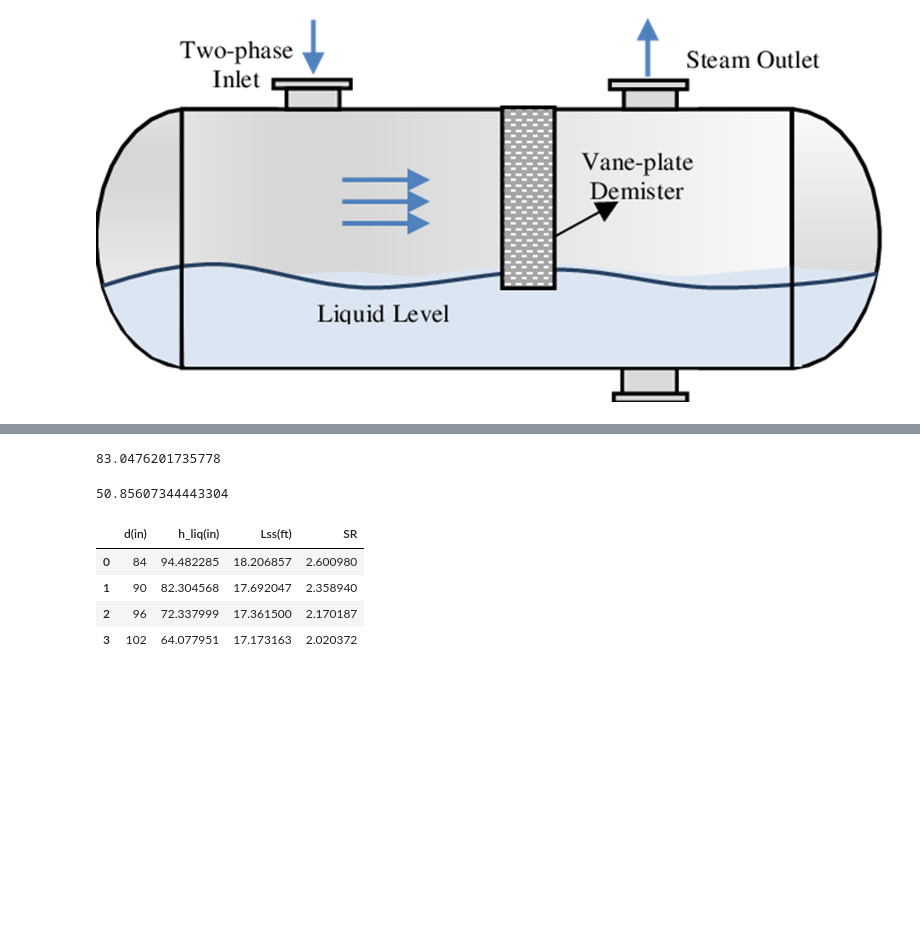
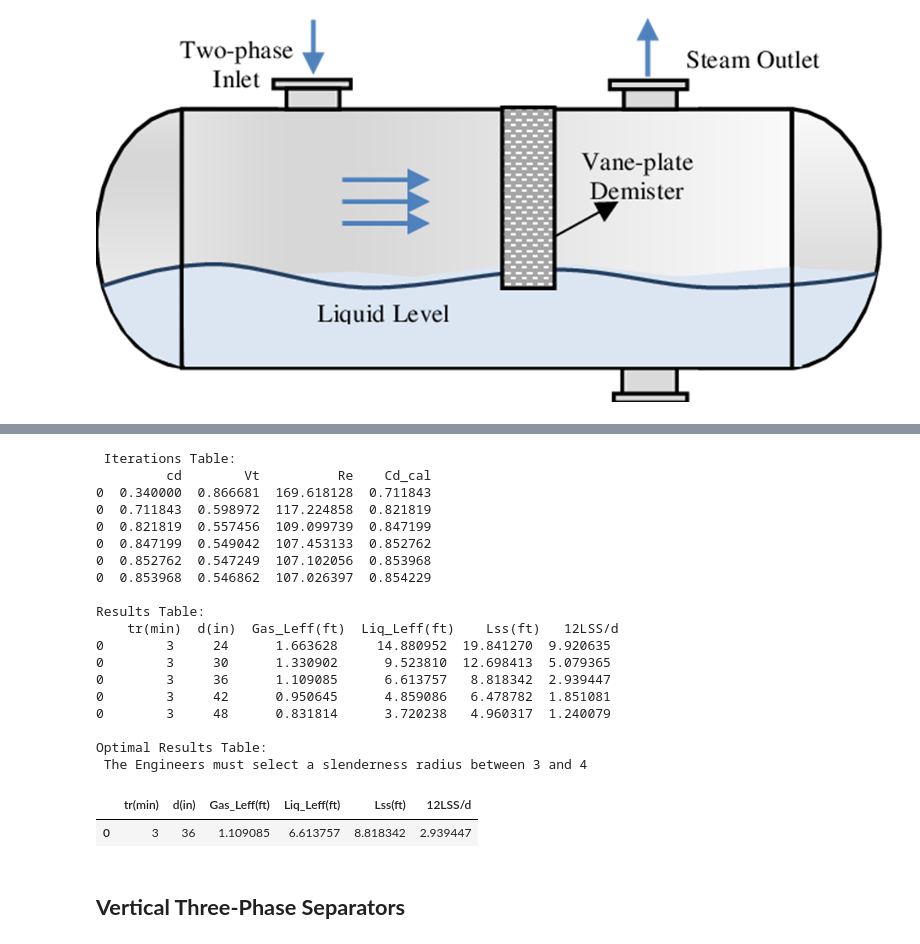
Before and after one commit to FreddyEcu-Ch/Oil-and-Gas-Resources, a Jupyter notebook: Oil & Gas Separators.ipynb, the cells around one changed output, grey strips where cells are left out. Saved outputs shown, nothing was run; the diff lists cells and outputs as text; code cells hidden in the pictures; blank space fills up the shorter version.

```diff
--- a/Oil & Gas Separators.ipynb
+++ b/Oil & Gas Separators.ipynb
@@ -61,2 +66,11 @@ def separator_bif_vertical(qg, ql, Api, sg_gas, P, T, z, dm, u):
 # %%
-separator_bif_vertical(10, 2000, 40, 0.6, 1000, 60, 0.84, 140, 0.013)
+# Data
+qg = 10 #MMscfd
+qo = 2000 #bpd
+Api = 40
+sg_gas = 0.6
+P = 1000 #psia
+T = 60 #F
+Z = 0.84
+dm = 140 #um
+ug = 0.013 #cp
@@ -87,6 +103,7 @@ Optimal Results Table:
 # %% [markdown]
 ![sep_ho_bif.png](attachment:9389d6e4-9189-4a0b-b51a-776aa167900e.png)
 # %%
+# Function to size a two-phase horizontal separator
 def separator_bif_horizontal(qg, ql, Api, sg_gas, P, T, z, dm, u, tr):
     pho_l = 62.4 * (141.5 / (131.5 + Api))
     pho_g = 2.7 * sg_gas * P / (z * (T + 460))
@@ -101,11 +118,12 @@ def separator_bif_horizontal(qg, ql, Api, sg_gas, P, T, z, dm, u, tr):
         df = pd.concat([df, df1])
         cd = cd_cal
         row = np.array(df.iloc[-1, :])
-        if isclose(row[0], row[-1], abs_tol=0.0001) is True:
+        if isclose(row[0], row[-1], abs_tol=0.001) is True:
             break
     print(f" Iterations Table: \n{df}")
     cd = df.iloc[-1, -1]
-    dLeff = 420 * (((T + 460) * z * qg) / P) * ((pho_g / (pho_l - pho_g)) * (cd / dm))**0.5
+    dLeff = 420 * (((T + 460) * z * qg) / P) *\
+    ((pho_g / (pho_l - pho_g)) * (cd / dm))**0.5
     tr = [tr]
     dia = [24, 30, 36, 42, 48]
     tabla = pd.DataFrame()
@@ -116,10 +134,12 @@ def separator_bif_horizontal(qg, ql, Api, sg_gas, P, T, z, dm, u, tr):
             tabla = pd.concat([tabla, tabla1])
     tabla['Gas_Leff(ft)'] = dLeff / tabla['d(in)']
     tabla['Liq_Leff(ft)'] = (tabla['tr(min)'] * 2000) / (tabla['d(in)']**2 * 0.7)
-    tabla['Lss(ft)'] = np.where(tabla['Gas_Leff(ft)'] > tabla['Liq_Leff(ft)'], tabla['Gas_Leff(ft)'] + (tabla['d(in)'] / 12), (4 / 3) * tabla['Liq_Leff(ft)'])
+    tabla['Lss(ft)'] = np.where(tabla['Gas_Leff(ft)'] > tabla['Liq_Leff(ft)'],\
+                                tabla['Gas_Leff(ft)'] + (tabla['d(in)'] / 12),\
+                                (4 / 3) * tabla['Liq_Leff(ft)'])
     tabla['12LSS/d'] = (12 * tabla['Lss(ft)']) / tabla['d(in)']
     print(f"\nResults Table: \n {tabla}")
-    print("\nOptimal Results Table: \n Here the Engineers must select a slenderness radius between 3 and 4")
+    print("\nOptimal Results Table: \n The Engineers must select a slenderness radius between 3 and 4")
     # Slice the results table, considering conditions to get the best dimension of the separator
     tabla_res = tabla.loc[(tabla['12LSS/d'] > 2.9) & (tabla['12LSS/d'] < 4)]
     return tabla_res
@@ -128,2 +150,12 @@ def separator_bif_horizontal(qg, ql, Api, sg_gas, P, T, z, dm, u, tr):
 # %%
-separator_bif_horizontal(10, 2000, 40, 0.6, 1000, 60, 0.84, 140, 0.013, 3)
+# Data
+qg = 10 #MMscfd
+qo = 2000 #bpd
+Api = 40
+sg_gas = 0.6
+P = 1000 #psia
+T = 60 #F
+Z = 0.84
+dm = 140 #um
+ug = 0.013 #cp
+tr = 3 #min
@@ -167,10 +161,0 @@ d_min
-# %%
-d_min_oil = sqrt(6690 * ((5000 * 10)) / ((500)**2 * (0.194)))
-d_min_oil
-# %% [output]
-83.0476201735778
-# %%
-d_min_water = sqrt(6690 * ((3000 * 1)) / ((200)**2 * (0.194)))
-d_min_water
-# %% [output]
-50.85607344443304
@@ -184,8 +162,26 @@ df['SR'] = (12 * df['Lss(ft)']) / df['d(in)']
-# %%
-df
-# %% [output]
-|  | d(in) | h_liq(in) | Lss(ft) | SR |
-| 0 | 84 | 94.482285 | 18.206857 | 2.600980 |
-| 1 | 90 | 82.304568 | 17.692047 | 2.358940 |
-| 2 | 96 | 72.337999 | 17.361500 | 2.170187 |
-| 3 | 102 | 64.077951 | 17.173163 | 2.020372 |
+# %%
+separator_bif_horizontal(qg, qo, Api, sg_gas, P, T, Z, dm, ug, tr)
+# %% [output]
+ Iterations Table:
+         cd        Vt          Re    Cd_cal
+0  0.340000  0.866681  169.618128  0.711843
+0  0.711843  0.598972  117.224858  0.821819
+0  0.821819  0.557456  109.099739  0.847199
+0  0.847199  0.549042  107.453133  0.852762
+0  0.852762  0.547249  107.102056  0.853968
+0  0.853968  0.546862  107.026397  0.854229
+
+Results Table:
+    tr(min)  d(in)  Gas_Leff(ft)  Liq_Leff(ft)    Lss(ft)   12LSS/d
+0        3     24      1.663628     14.880952  19.841270  9.920635
+0        3     30      1.330902      9.523810  12.698413  5.079365
+0        3     36      1.109085      6.613757   8.818342  2.939447
+0        3     42      0.950645      4.859086   6.478782  1.851081
+0        3     48      0.831814      3.720238   4.960317  1.240079
+
+Optimal Results Table:
+ The Engineers must select a slenderness radius between 3 and 4
+|  | tr(min) | d(in) | Gas_Leff(ft) | Liq_Leff(ft) | Lss(ft) | 12LSS/d |
+| 0 | 3 | 36 | 1.109085 | 6.613757 | 8.818342 | 2.939447 |
+# %% [markdown]
+## **Vertical Three-Phase Separators**
```
Also changed, not shown: parts of 19 cells of this notebook.
